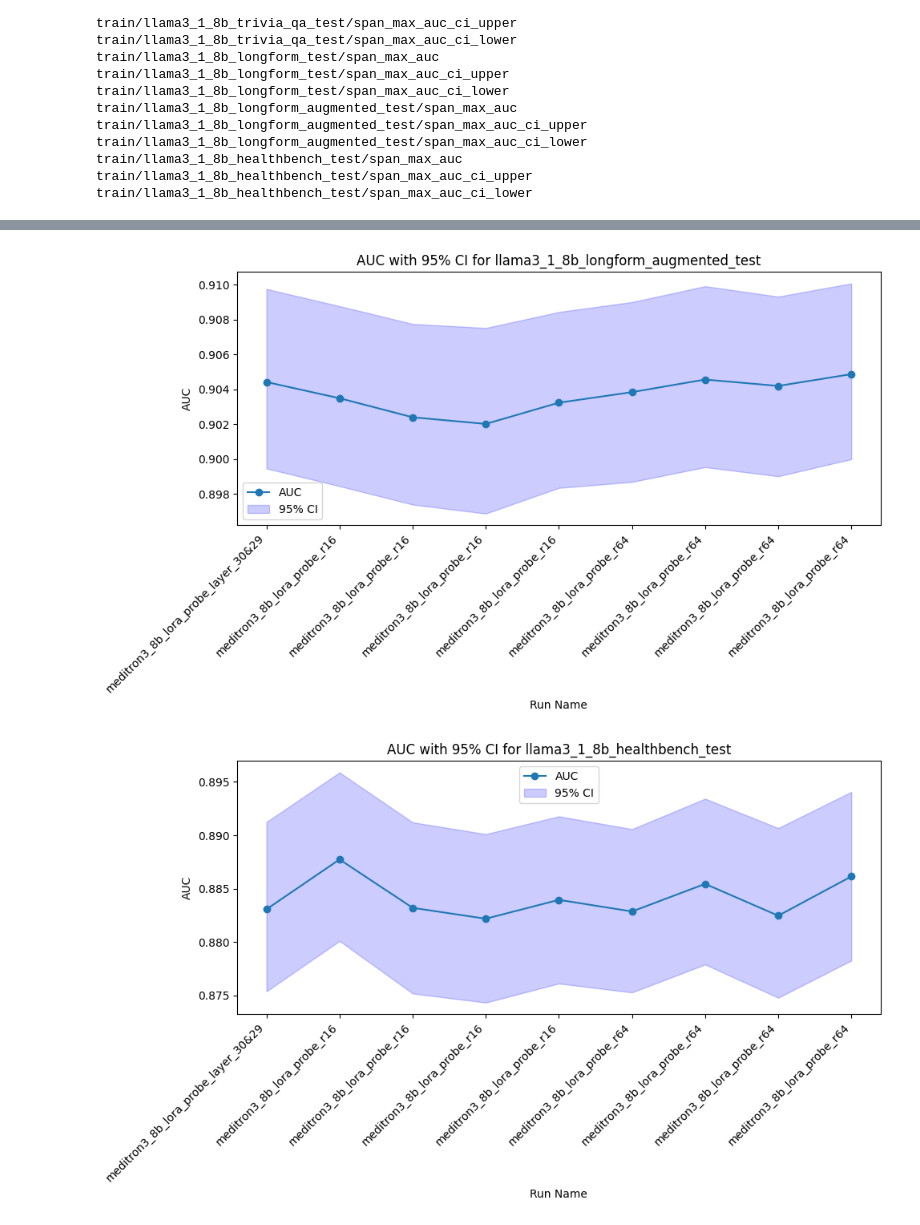
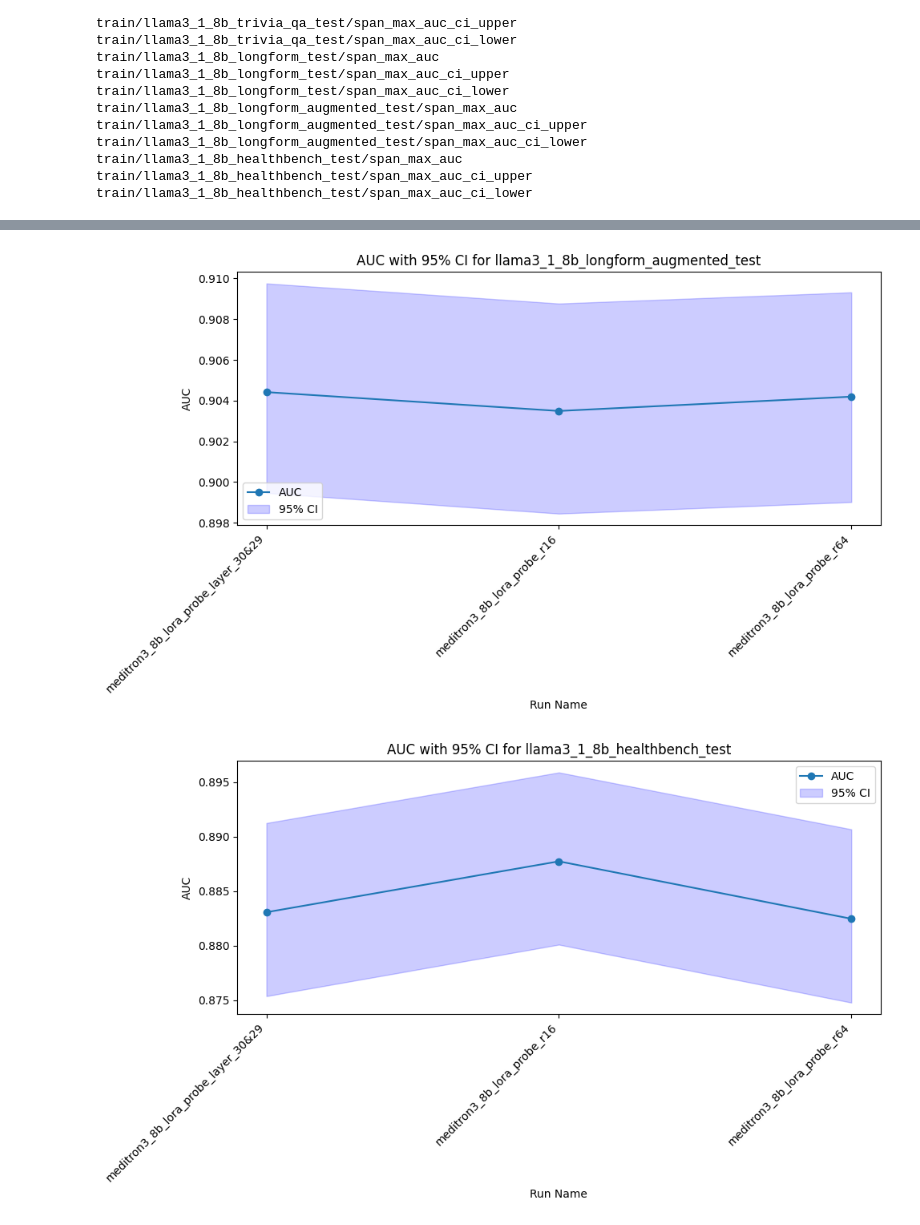
Before and after one commit to MikiVanousek/hallucination_probes, a Jupyter notebook: results_viz.ipynb, the cells around one changed output, grey strips where cells are left out. Saved outputs shown, nothing was run; the diff lists cells and outputs as text; code cells hidden in the pictures.

```diff
--- a/results_viz.ipynb
+++ b/results_viz.ipynb
@@ -106,6 +106,7 @@ pattern = "|".join(search_strs)
 filtered_df = runs_df[runs_df['name'].str.contains(pattern, regex=True)]
 # sort by name
 filtered_df = filtered_df.sort_values(by='name')
+filtered_df = filtered_df.iloc[[0, 1, 7]]
 # Plot with CI
 for dataset in datasets:
     plt.figure(figsize=(10, 6))
@@ -140,2 +141,2 @@ for dataset in datasets:
-[figure, old version]
+[figure, new version]
-[figure, old version]
+[figure, new version]
```
Also changed, not shown: parts of 1 cell of this notebook, 1 other file.
